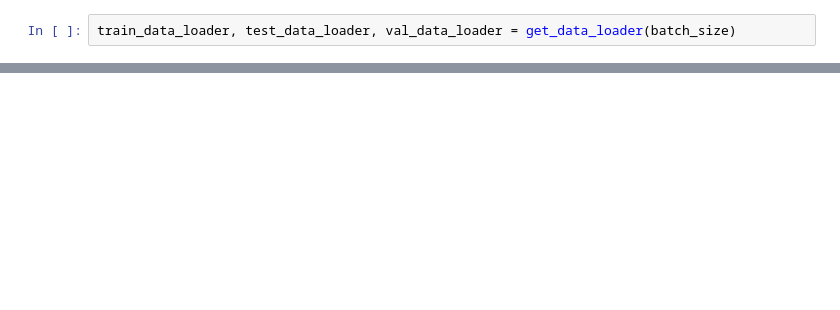
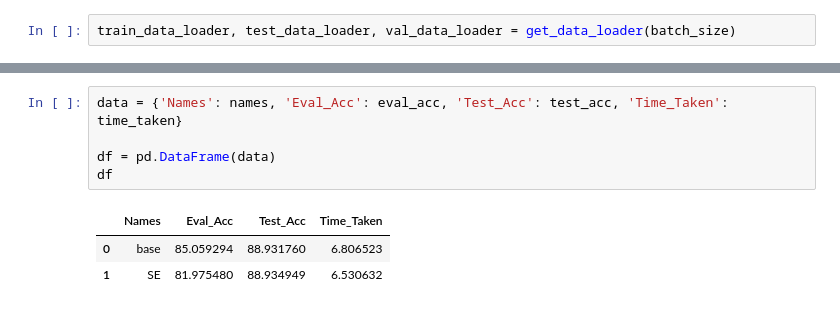
Before and after one commit to kombucha7/CZ4042-group-project, a Jupyter notebook: Middle.ipynb, the cells around one changed output, grey strips where cells are left out. Cells and saved outputs as stored; diff of their text form; blank space fills up the shorter version.

```diff
--- a/Middle.ipynb
+++ b/Middle.ipynb
@@ -235,0 +295,9 @@ time_taken = [np.sum(base_train_time), np.sum(modified_train_time), np.sum(SE_tr
+# %%
+data = {'Names': names, 'Eval_Acc': eval_acc, 'Test_Acc': test_acc, 'Time_Taken': time_taken}
+
+df = pd.DataFrame(data)
+df
+# %% [output]
+|  | Names | Eval_Acc | Test_Acc | Time_Taken |
+| 0 | base | 85.059294 | 88.931760 | 6.806523 |
+| 1 | SE | 81.975480 | 88.934949 | 6.530632 |
```
Also changed, not shown: parts of 10 cells of this notebook.
